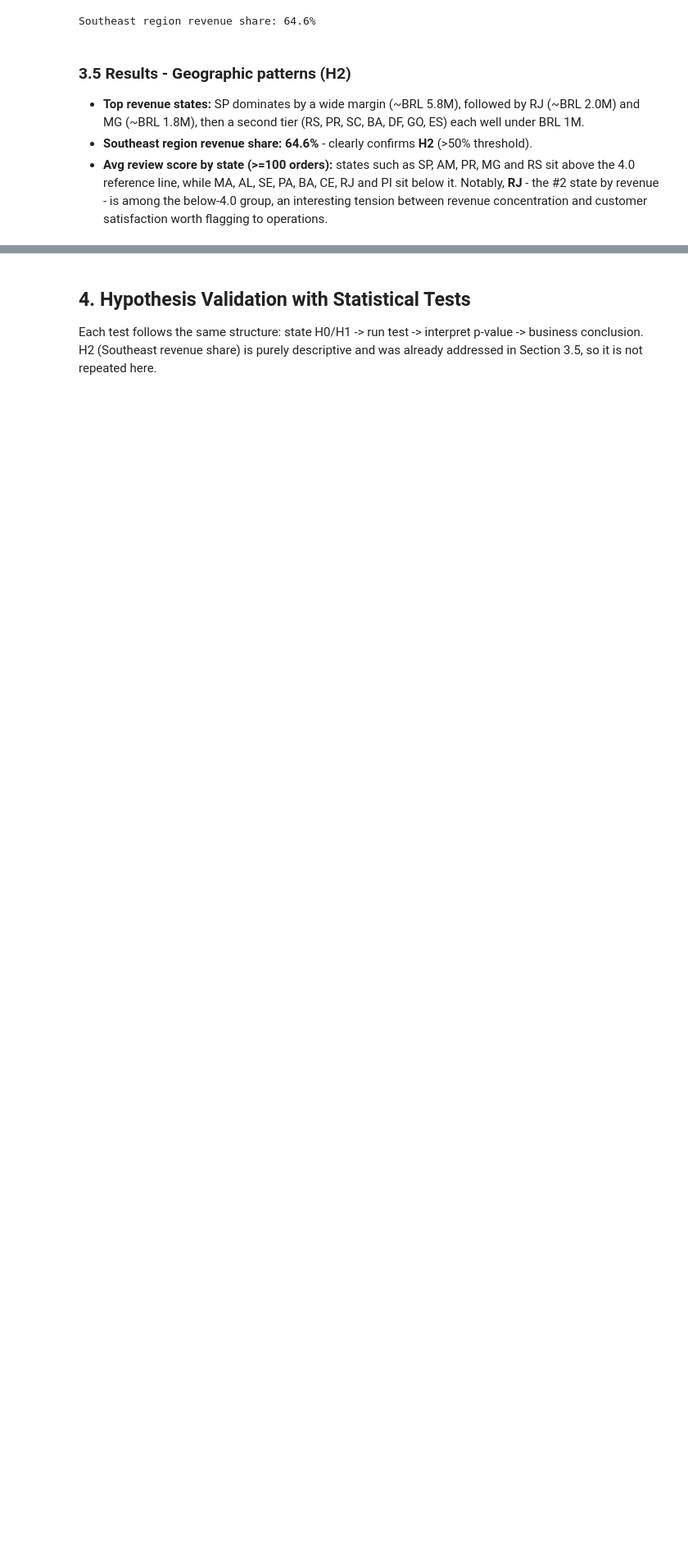
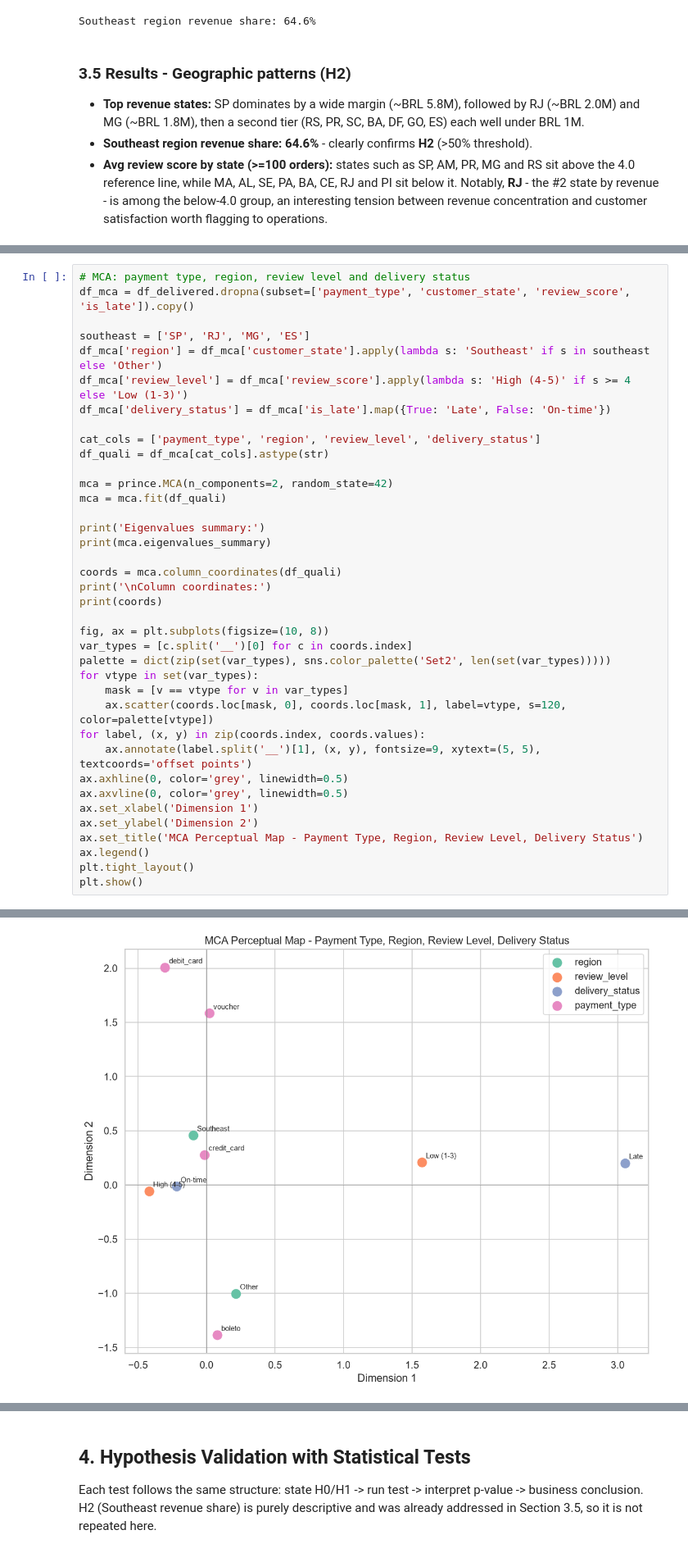
Before and after one commit to marcus-vinicius-jr/data-science-portfolio, a Jupyter notebook: 02_eda_olist_storytelling/notebooks/02_eda_olist_storytelling.ipynb, the cells around one changed output, grey strips where cells are left out. Shown at 82% size. Cells and saved outputs as stored; diff of their text form; blank space fills up the shorter version.

```diff
--- a/02_eda_olist_storytelling/notebooks/02_eda_olist_storytelling.ipynb
+++ b/02_eda_olist_storytelling/notebooks/02_eda_olist_storytelling.ipynb
@@ -561,0 +658,39 @@ Southeast region revenue share: 64.6%
+# %%
+# MCA: payment type, region, review level and delivery status
+df_mca = df_delivered.dropna(subset=['payment_type', 'customer_state', 'review_score', 'is_late']).copy()
+
+southeast = ['SP', 'RJ', 'MG', 'ES']
+df_mca['region'] = df_mca['customer_state'].apply(lambda s: 'Southeast' if s in southeast else 'Other')
+df_mca['review_level'] = df_mca['review_score'].apply(lambda s: 'High (4-5)' if s >= 4 else 'Low (1-3)')
+df_mca['delivery_status'] = df_mca['is_late'].map({True: 'Late', False: 'On-time'})
+
+cat_cols = ['payment_type', 'region', 'review_level', 'delivery_status']
+df_quali = df_mca[cat_cols].astype(str)
+
+mca = prince.MCA(n_components=2, random_state=42)
+mca = mca.fit(df_quali)
+
+print('Eigenvalues summary:')
+print(mca.eigenvalues_summary)
+
+coords = mca.column_coordinates(df_quali)
+print('\nColumn coordinates:')
+print(coords)
+
+fig, ax = plt.subplots(figsize=(10, 8))
+var_types = [c.split('__')[0] for c in coords.index]
+palette = dict(zip(set(var_types), sns.color_palette('Set2', len(set(var_types)))))
+for vtype in set(var_types):
+    mask = [v == vtype for v in var_types]
+    ax.scatter(coords.loc[mask, 0], coords.loc[mask, 1], label=vtype, s=120, color=palette[vtype])
+for label, (x, y) in zip(coords.index, coords.values):
+    ax.annotate(label.split('__')[1], (x, y), fontsize=9, xytext=(5, 5), textcoords='offset points')
+ax.axhline(0, color='grey', linewidth=0.5)
+ax.axvline(0, color='grey', linewidth=0.5)
+ax.set_xlabel('Dimension 1')
+ax.set_ylabel('Dimension 2')
+ax.set_title('MCA Perceptual Map - Payment Type, Region, Review Level, Delivery Status')
+ax.legend()
+plt.tight_layout()
+plt.show()
+# %% [output]
@@ -561,0 +715 @@ Southeast region revenue share: 64.6%
+[figure, added]
```
Also changed, not shown: parts of 17 cells of this notebook, 1 other file.
